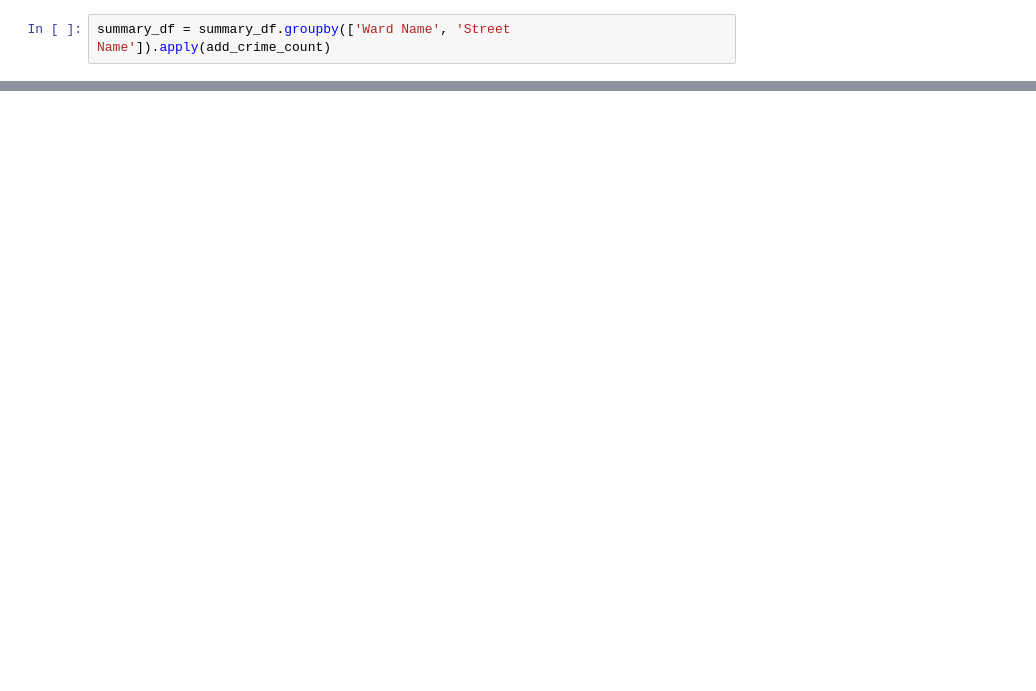
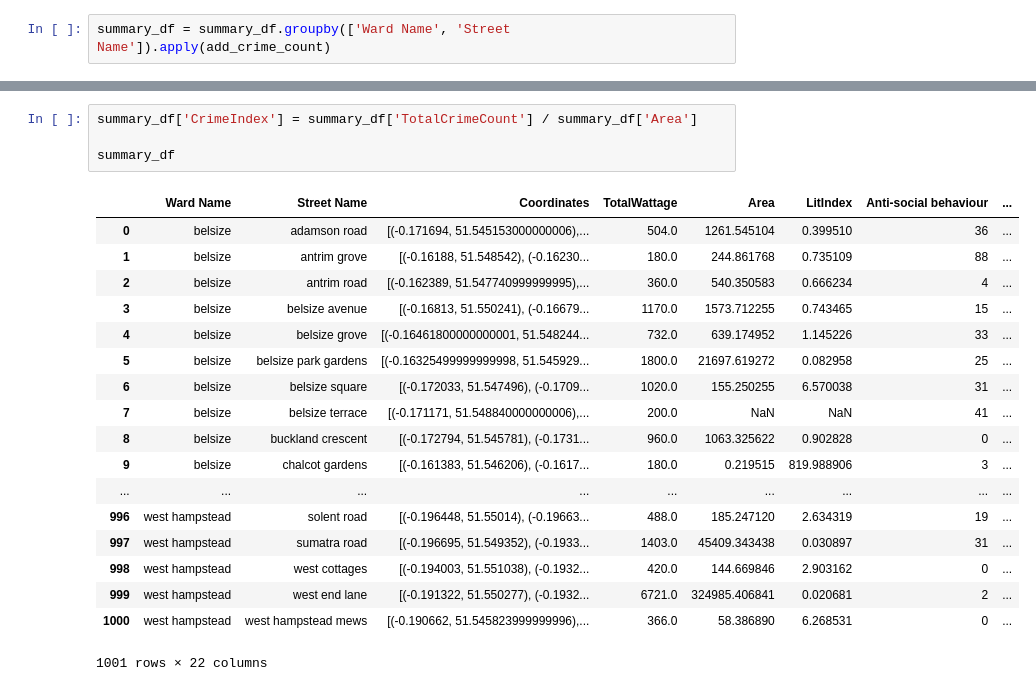
Before and after one commit to MisaOgura/light-my-way, a Jupyter notebook: camden_street_light_crime_correlation_analysis.ipynb, the cells around one changed output, grey strips where cells are left out. Cells and saved outputs as stored; diff of their text form; blank space fills up the shorter version.

```diff
--- a/camden_street_light_crime_correlation_analysis.ipynb
+++ b/camden_street_light_crime_correlation_analysis.ipynb
@@ -219,6 +245,29 @@ summary_df.head()
 | 3 | belsize | belsize avenue | [(-0.16813, 51.550241), (-0.16679... | 1170.0 | 1573.712255 | 0.743465 | 15 | ... |
 | 4 | belsize | belsize grove | [(-0.16461800000000001, 51.548244... | 732.0 | 639.174952 | 1.145226 | 33 | ... |
 5 rows × 21 columns
+# %%
+summary_df['CrimeIndex'] = summary_df['TotalCrimeCount'] / summary_df['Area']
+
+summary_df
+# %% [output]
+|  | Ward Name | Street Name | Coordinates | TotalWattage | Area | LitIndex | Anti-social behaviour | ... |
+| 0 | belsize | adamson road | [(-0.171694, 51.545153000000006),... | 504.0 | 1261.545104 | 0.399510 | 36 | ... |
+| 1 | belsize | antrim grove | [(-0.16188, 51.548542), (-0.16230... | 180.0 | 244.861768 | 0.735109 | 88 | ... |
+| 2 | belsize | antrim road | [(-0.162389, 51.547740999999995),... | 360.0 | 540.350583 | 0.666234 | 4 | ... |
+| 3 | belsize | belsize avenue | [(-0.16813, 51.550241), (-0.16679... | 1170.0 | 1573.712255 | 0.743465 | 15 | ... |
+| 4 | belsize | belsize grove | [(-0.16461800000000001, 51.548244... | 732.0 | 639.174952 | 1.145226 | 33 | ... |
+| 5 | belsize | belsize park gardens | [(-0.16325499999999998, 51.545929... | 1800.0 | 21697.619272 | 0.082958 | 25 | ... |
+| 6 | belsize | belsize square | [(-0.172033, 51.547496), (-0.1709... | 1020.0 | 155.250255 | 6.570038 | 31 | ... |
+| 7 | belsize | belsize terrace | [(-0.171171, 51.548840000000006),... | 200.0 | NaN | NaN | 41 | ... |
+| 8 | belsize | buckland crescent | [(-0.172794, 51.545781), (-0.1731... | 960.0 | 1063.325622 | 0.902828 | 0 | ... |
+| 9 | belsize | chalcot gardens | [(-0.161383, 51.546206), (-0.1617... | 180.0 | 0.219515 | 819.988906 | 3 | ... |
+| ... | ... | ... | ... | ... | ... | ... | ... | ... |
+| 996 | west hampstead | solent road | [(-0.196448, 51.55014), (-0.19663... | 488.0 | 185.247120 | 2.634319 | 19 | ... |
+| 997 | west hampstead | sumatra road | [(-0.196695, 51.549352), (-0.1933... | 1403.0 | 45409.343438 | 0.030897 | 31 | ... |
+| 998 | west hampstead | west cottages | [(-0.194003, 51.551038), (-0.1932... | 420.0 | 144.669846 | 2.903162 | 0 | ... |
+| 999 | west hampstead | west end lane | [(-0.191322, 51.550277), (-0.1932... | 6721.0 | 324985.406841 | 0.020681 | 2 | ... |
+| 1000 | west hampstead | west hampstead mews | [(-0.190662, 51.545823999999996),... | 366.0 | 58.386890 | 6.268531 | 0 | ... |
+1001 rows × 22 columns
 # %%
 # Correlation analysis of lit index vs total crime count
 
```
Also changed, not shown: parts of 11 cells of this notebook.
